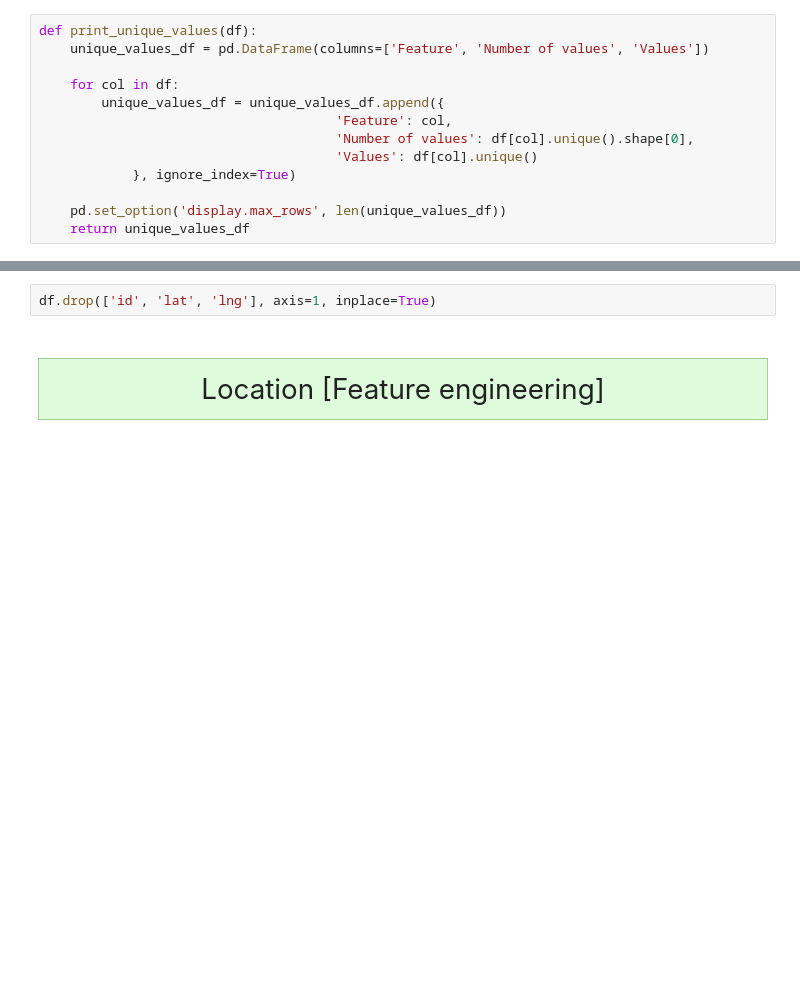
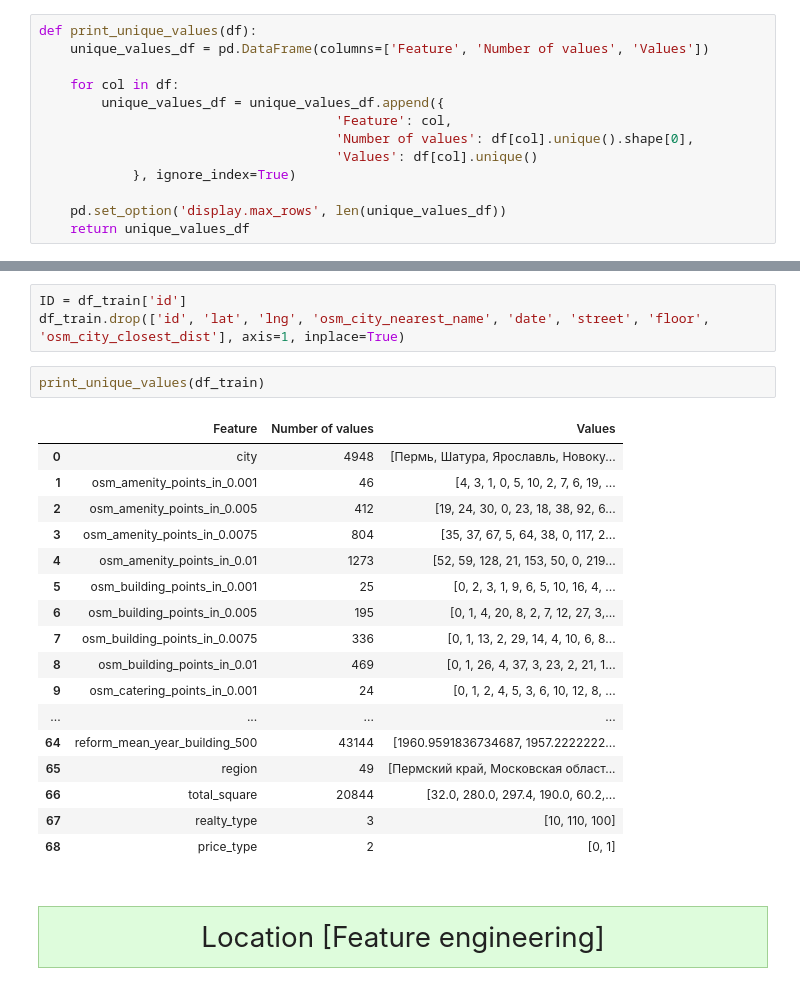
Before and after one commit to vladislavkruglikov/Raifhack-DS-2021-Fall, a Jupyter notebook: raifhack-ds-2021-fall.ipynb, the cells around one changed output, grey strips where cells are left out. Cells and saved outputs as stored; diff of their text form; blank space fills up the shorter version.

```diff
--- a/raifhack-ds-2021-fall.ipynb
+++ b/raifhack-ds-2021-fall.ipynb
@@ -88,5 +141,26 @@ print_unique_values(df)
 # %%
-df.drop(['id', 'lat', 'lng'], axis=1, inplace=True)
+ID = df_train['id']
+df_train.drop(['id', 'lat', 'lng', 'osm_city_nearest_name', 'date', 'street', 'floor', 'osm_city_closest_dist'], axis=1, inplace=True)
+# %%
+print_unique_values(df_train)
+# %% [output]
+|  | Feature | Number of values | Values |
+| 0 | city | 4948 | [Пермь, Шатура, Ярославль, Новоку... |
+| 1 | osm_amenity_points_in_0.001 | 46 | [4, 3, 1, 0, 5, 10, 2, 7, 6, 19, ... |
+| 2 | osm_amenity_points_in_0.005 | 412 | [19, 24, 30, 0, 23, 18, 38, 92, 6... |
+| 3 | osm_amenity_points_in_0.0075 | 804 | [35, 37, 67, 5, 64, 38, 0, 117, 2... |
+| 4 | osm_amenity_points_in_0.01 | 1273 | [52, 59, 128, 21, 153, 50, 0, 219... |
+| 5 | osm_building_points_in_0.001 | 25 | [0, 2, 3, 1, 9, 6, 5, 10, 16, 4, ... |
+| 6 | osm_building_points_in_0.005 | 195 | [0, 1, 4, 20, 8, 2, 7, 12, 27, 3,... |
+| 7 | osm_building_points_in_0.0075 | 336 | [0, 1, 13, 2, 29, 14, 4, 10, 6, 8... |
+| 8 | osm_building_points_in_0.01 | 469 | [0, 1, 26, 4, 37, 3, 23, 2, 21, 1... |
+| 9 | osm_catering_points_in_0.001 | 24 | [0, 1, 2, 4, 5, 3, 6, 10, 12, 8, ... |
+| ... | ... | ... | ... |
+| 64 | reform_mean_year_building_500 | 43144 | [1960.9591836734687, 1957.2222222... |
+| 65 | region | 49 | [Пермский край, Московская област... |
+| 66 | total_square | 20844 | [32.0, 280.0, 297.4, 190.0, 60.2,... |
+| 67 | realty_type | 3 | [10, 110, 100] |
+| 68 | price_type | 2 | [0, 1] |
 # %% [markdown]
 <h1 style='background-color: #defcdc; border: 1px solid #a1d194; padding: 10px; font-weight: 400; text-align:center'>Location [Feature engineering]</h1>
 # %%
```
Also changed, not shown: parts of 74 cells of this notebook.
